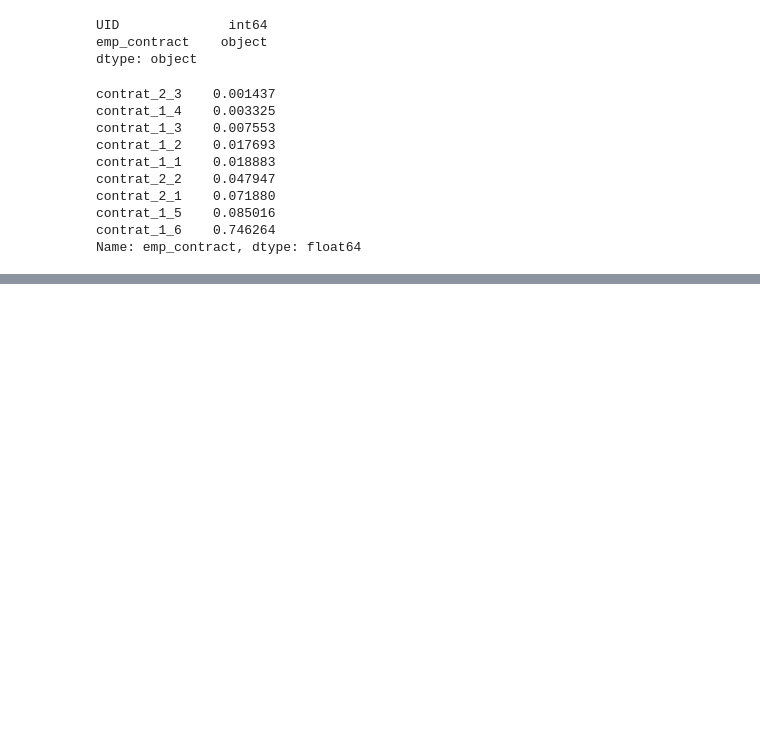
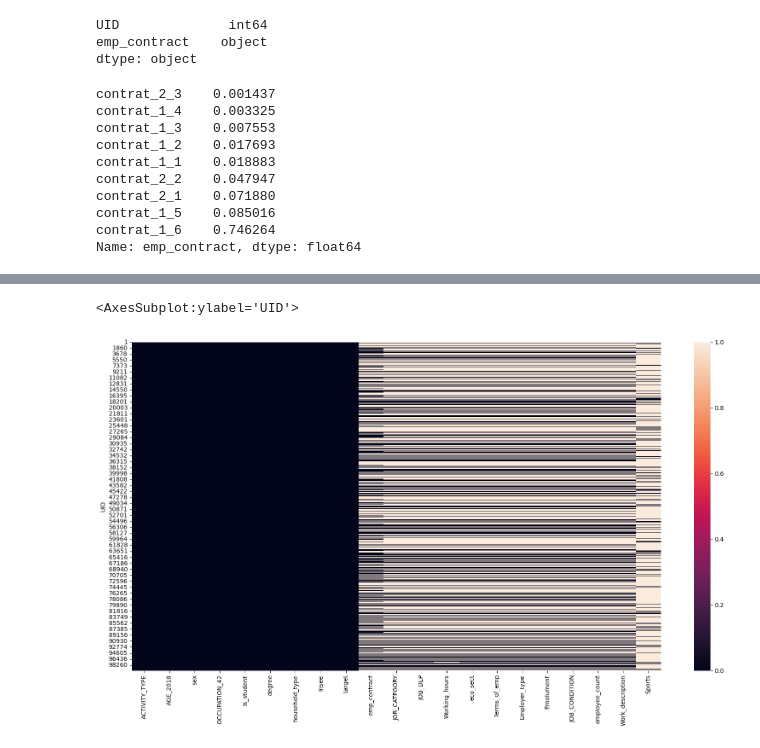
Before and after one commit to matardoky/ould-, a Jupyter notebook: Analyse et exploration des données .ipynb, the cells around one changed output, grey strips where cells are left out. Saved outputs shown, nothing was run; the diff lists cells and outputs as text; code cells hidden in the pictures; blank space fills up the shorter version.

Commit message:
LEARN+JOB+ EMP-CONTRACT+SPORT

```diff
--- a/Analyse et exploration des données .ipynb
+++ b/Analyse et exploration des données .ipynb
@@ -274,0 +277,7 @@ Name: emp_contract, dtype: float64
+# %%
+files = ["learn_dataset.csv", "learn_dataset_emp_contract.csv", "learn_dataset_job.csv", "learn_dataset_sport.csv"]
+data = []
+for file in files:
+    data.append(pd.read_csv(file, index_col="UID"))
+# %%
+df = pd.concat(data, ignore_index=False, axis=1)
@@ -274,0 +325,6 @@ Name: emp_contract, dtype: float64
+# %%
+plt.figure(figsize=(20,10))
+sns.heatmap(df.isna())
+# %% [output]
+<AxesSubplot:ylabel='UID'>
+[figure, added]
```
Also changed, not shown: parts of 10 cells of this notebook.
